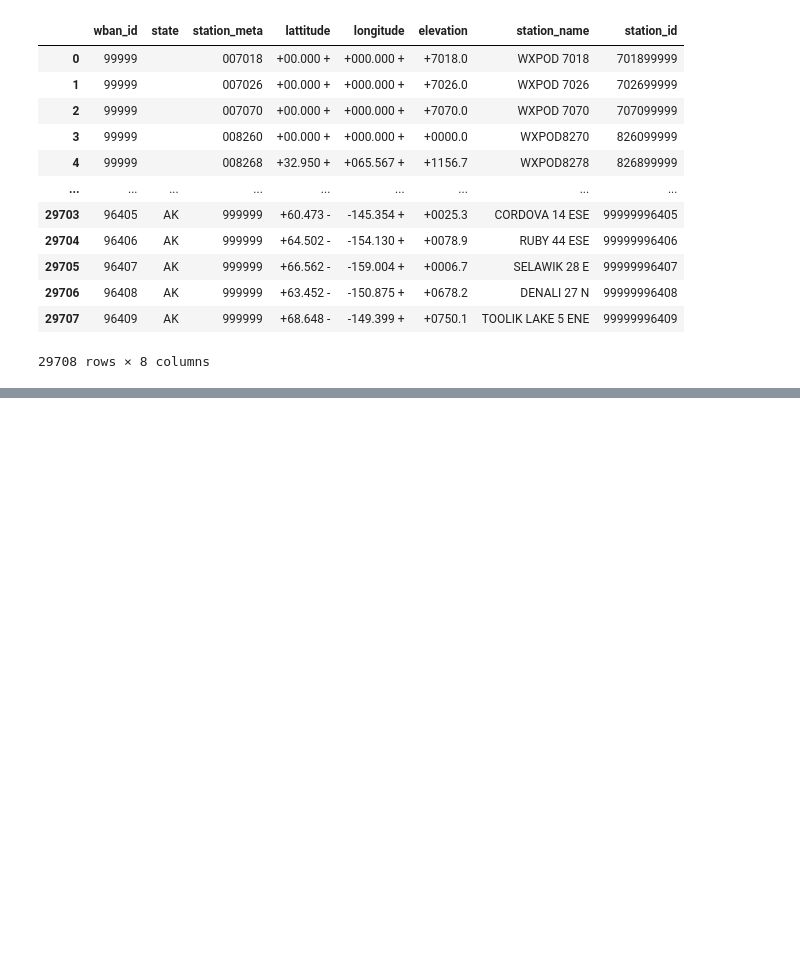
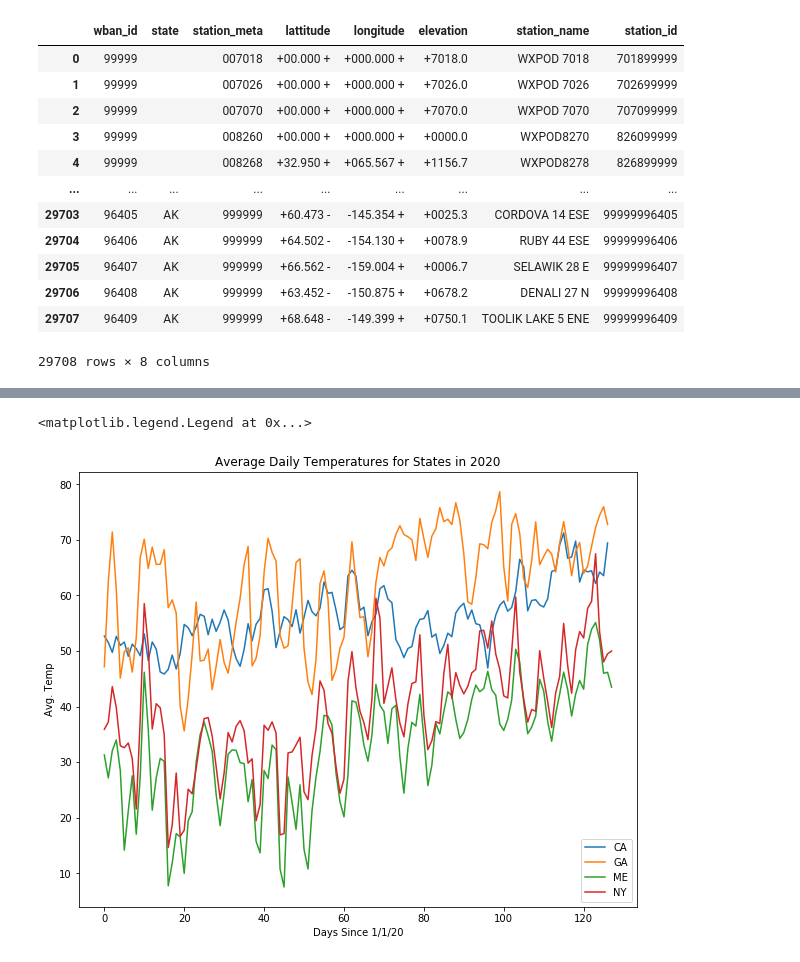
Before and after one commit to spotted-d/RNN_covid19_modeling, a Jupyter notebook: data_extraction/weather_data_eda_and_cleaning.ipynb, the cells around one changed output, grey strips where cells are left out. Drawn from its saved outputs; the diff is of its cells as text; code cells hidden in the pictures; blank space fills up the shorter version.

```diff
--- a/data_extraction/weather_data_eda_and_cleaning.ipynb
+++ b/data_extraction/weather_data_eda_and_cleaning.ipynb
@@ -162,8 +219,15 @@ There are some errors with the datasets from GOV, marked with a "warning" sign,
 I will re-investigate. Since I had to download these states one-by-one, will investigate after I get an initial weather
 dataset crunched.
 """
-cleaned_weather_data = states_df.groupby(["state", states_df["date"].dt.year, states_df["date"].dt.month, states_df["date"].dt.day]).agg({
+weather_df = states_df.groupby(
+    ["state", states_df["date"].dt.year, states_df["date"].dt.month, states_df["date"].dt.day]
+).agg({
     "state": "first",
     "date": "first",
-    "HourlyDryBulbTemperature": "mean"
+    "HourlyDryBulbTemperature": "mean",
+    "HourlyRelativeHumidity": lambda x: list(x),
 }).rename(columns={"HourlyDryBulbTemperature": "average_temperature"}).reset_index(drop=True)
+
+weather_df["abbrev"] = weather_df["state"]
+weather_df["state"] = weather_df["state"].apply(lambda x: abbrev_to_states[x])
+weather_df["date"] = weather_df["date"].dt.date
@@ -185,0 +234,6 @@ display(cleaned_weather_data)
+# %%
+weather_df["average_humidity"] = weather_df["HourlyRelativeHumidity"].apply(
+    lambda x: np.nanmean(np.array(x))
+)
+weather_df = weather_df.drop(columns=["HourlyRelativeHumidity"])
+display(weather_df)
@@ -185,0 +254,16 @@ display(cleaned_weather_data)
+# %%
+"""
+Below is just a plot of the daily temperatures for some states.
+"""
+plt.figure(figsize=(10, 8))
+plt.title("Average Daily Temperatures for States in 2020")
+plt.xlabel("Days Since 1/1/20")
+plt.ylabel("Avg. Temp")
+for state in abbrev_to_states.keys():
+    if state in ["NY", "ME", "CA", "GA"]:
+        avg_temps = weather_df[weather_df["abbrev"] == state]["average_temperature"].values
+        plt.plot(avg_temps, label=state)
+plt.legend()
+# %% [output]
+<matplotlib.legend.Legend at 0x...>
+[figure, added]
```
Also changed, not shown: parts of 17 cells of this notebook, 4 other files.
